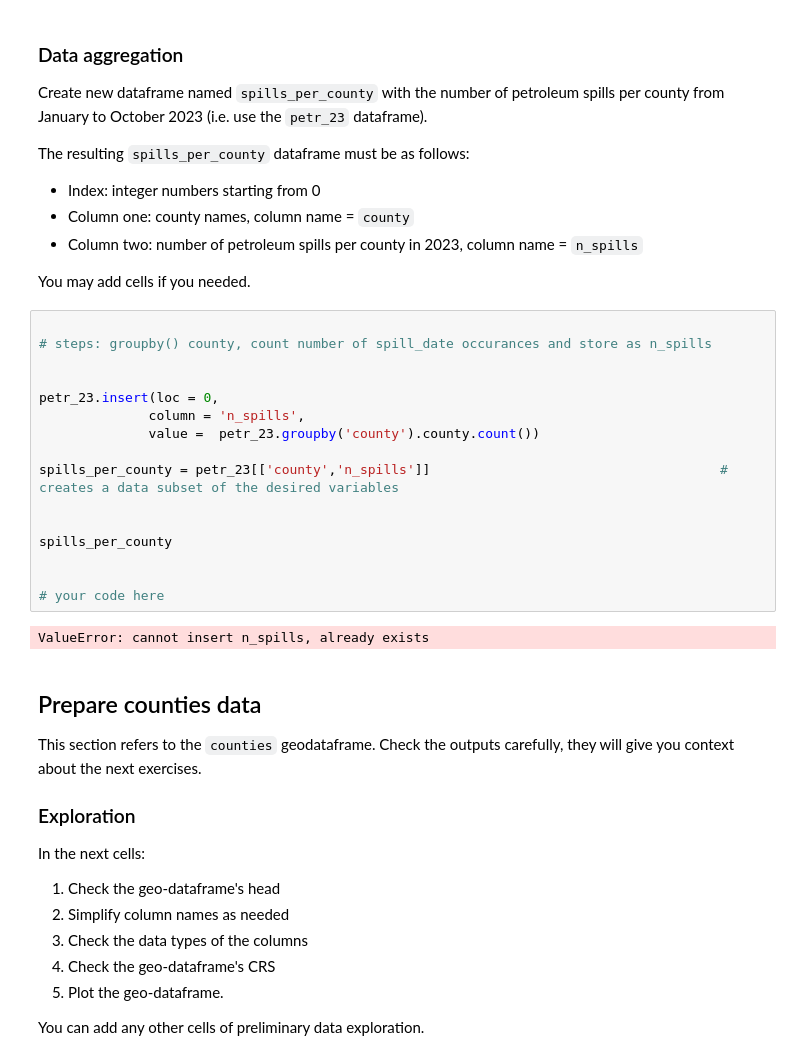
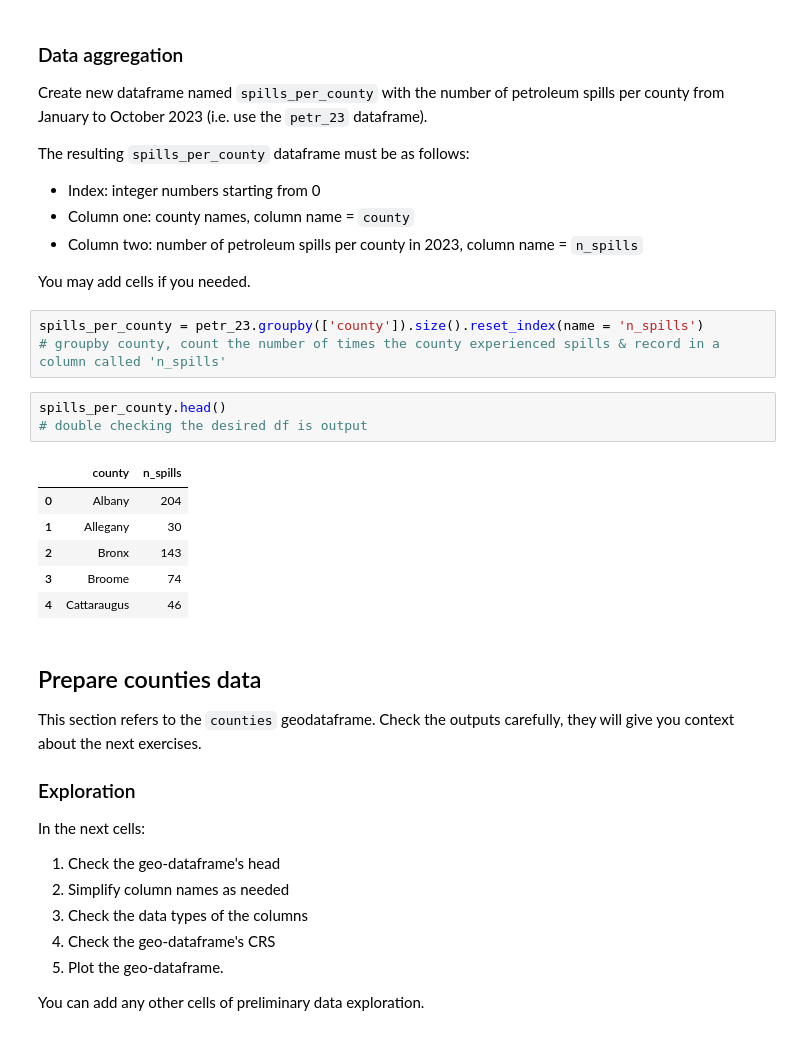
Before and after one commit to saingersoll/eds220-hwk-3, a Jupyter notebook: hwk3-task1-spills.ipynb, the cells around one changed output. Cells and saved outputs as stored; diff of their text form.

Commit message:
spills_per_county done

```diff
--- a/hwk3-task1-spills.ipynb
+++ b/hwk3-task1-spills.ipynb
@@ -251,24 +251,17 @@ The resulting `spills_per_county` dataframe must be as follows:
 - Column two: number of petroleum spills per county in 2023, column name = `n_spills`
 
 You may add cells if you needed.
-# %%
-
-# steps: groupby() county, count number of spill_date occurances and store as n_spills
-
-
-petr_23.insert(loc = 0,
-              column = 'n_spills',
-              value =  petr_23.groupby('county').county.count())
-
-spills_per_county = petr_23[['county','n_spills']]                                     # creates a data subset of the desired variables
-
-
-spills_per_county
-
-
-# your code here
-# %% [output]
-ValueError: cannot insert n_spills, already exists
+# %%
+spills_per_county = petr_23.groupby(['county']).size().reset_index(name = 'n_spills')           # groupby county, count the number of times the county experienced spills & record in a column called 'n_spills'
+# %%
+spills_per_county.head()                                                                        # double checking the desired df is output
+# %% [output]
+|  | county | n_spills |
+| 0 | Albany | 204 |
+| 1 | Allegany | 30 |
+| 2 | Bronx | 143 |
+| 3 | Broome | 74 |
+| 4 | Cattaraugus | 46 |
 # %% [markdown]
 ## Prepare counties data
 
```
Also changed, not shown: parts of 1 cell of this notebook.
